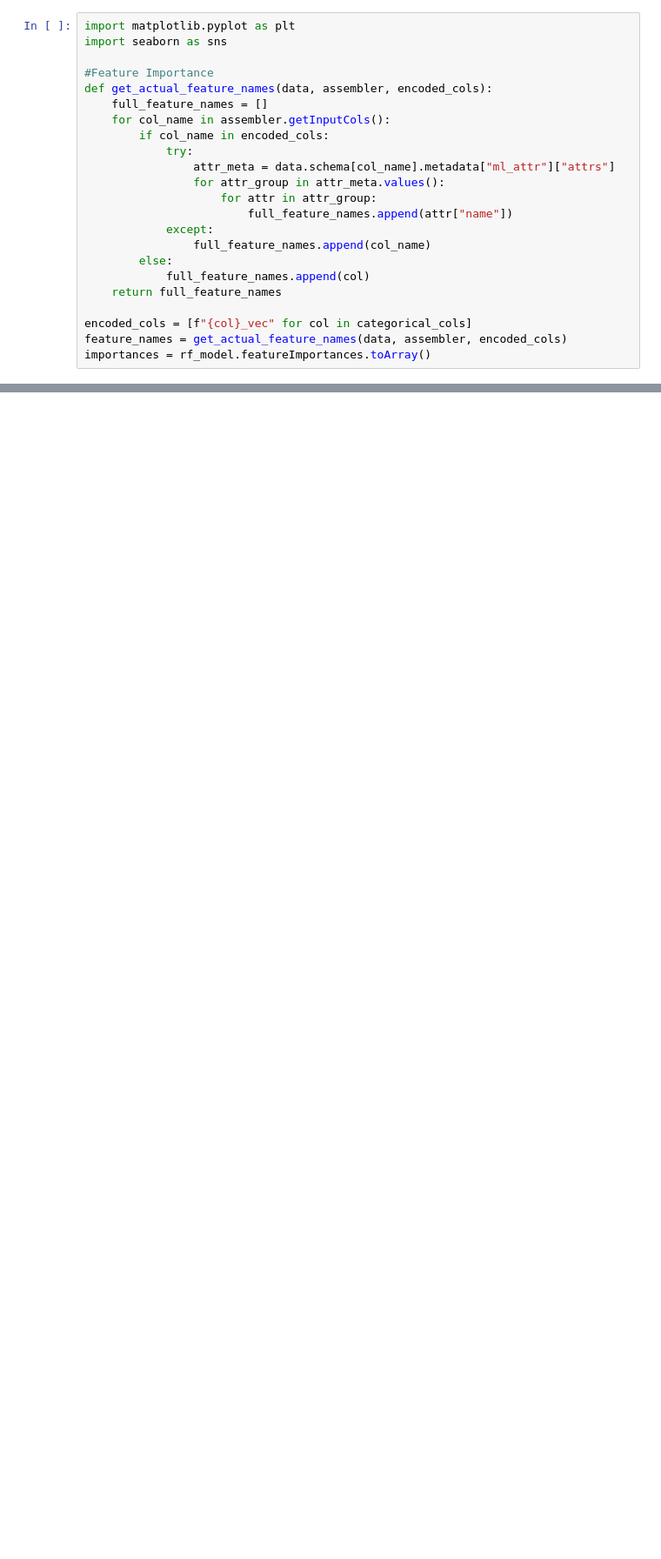
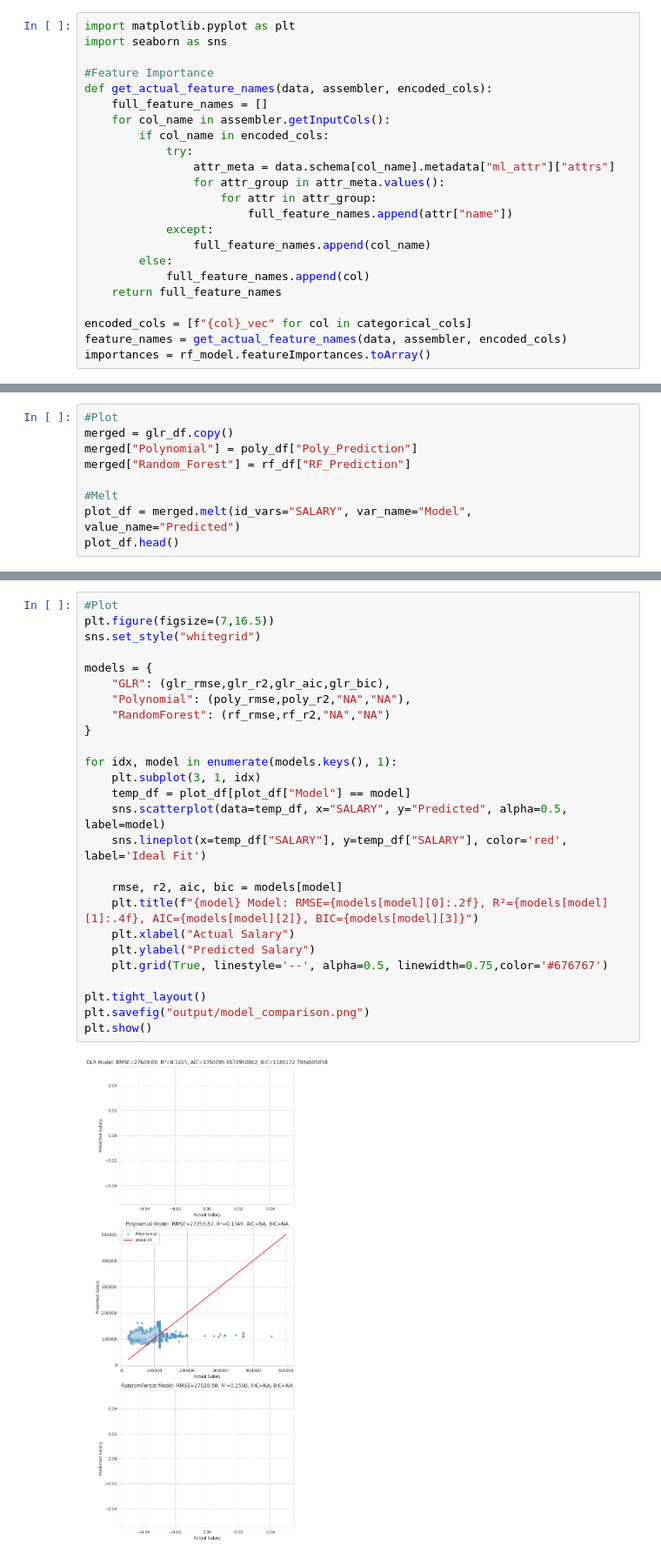
Before and after one commit to met-ad-688/assignment-04-cosull93, a Jupyter notebook: assignment04-cosull93.ipynb, the cells around one changed output, grey strips where cells are left out. Shown: that part at 87% size. Drawn from its saved outputs; the diff is of its cells as text; blank space fills up the shorter version.

Commit message:
model comparison

```diff
--- a/assignment04-cosull93.ipynb
+++ b/assignment04-cosull93.ipynb
@@ -469,0 +543,9 @@ plt.show()
+# %%
+#Plot
+merged = glr_df.copy()
+merged["Polynomial"] = poly_df["Poly_Prediction"]
+merged["Random_Forest"] = rf_df["RF_Prediction"]
+
+#Melt
+plot_df = merged.melt(id_vars="SALARY", var_name="Model", value_name="Predicted")
+plot_df.head()
@@ -469,0 +559,28 @@ plt.show()
+# %%
+#Plot
+plt.figure(figsize=(7,16.5))
+sns.set_style("whitegrid")
+
+models = {
+    "GLR": (glr_rmse,glr_r2,glr_aic,glr_bic),
+    "Polynomial": (poly_rmse,poly_r2,"NA","NA"),
+    "RandomForest": (rf_rmse,rf_r2,"NA","NA")
+}
+
+for idx, model in enumerate(models.keys(), 1):
+    plt.subplot(3, 1, idx)
+    temp_df = plot_df[plot_df["Model"] == model]
+    sns.scatterplot(data=temp_df, x="SALARY", y="Predicted", alpha=0.5, label=model)
+    sns.lineplot(x=temp_df["SALARY"], y=temp_df["SALARY"], color='red', label='Ideal Fit')
+
+    rmse, r2, aic, bic = models[model]
+    plt.title(f"{model} Model: RMSE={models[model][0]:.2f}, R²={models[model][1]:.4f}, AIC={models[model][2]}, BIC={models[model][3]}")
+    plt.xlabel("Actual Salary")
+    plt.ylabel("Predicted Salary")
+    plt.grid(True, linestyle='--', alpha=0.5, linewidth=0.75,color='#676767')
+
+plt.tight_layout()
+plt.savefig("output/model_comparison.png")
+plt.show()
+# %% [output]
+[figure, added]
```
Also changed, not shown: parts of 10 cells of this notebook, 2 other files.
